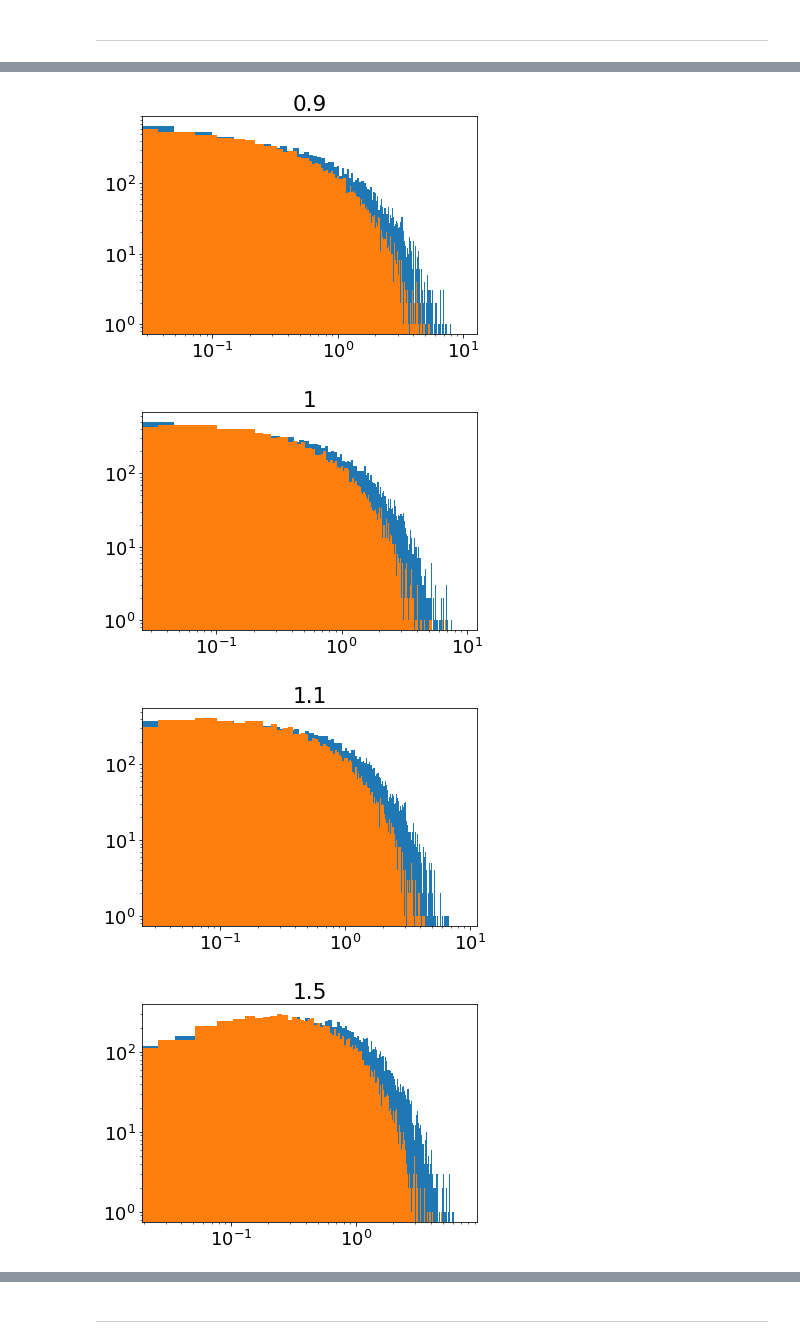
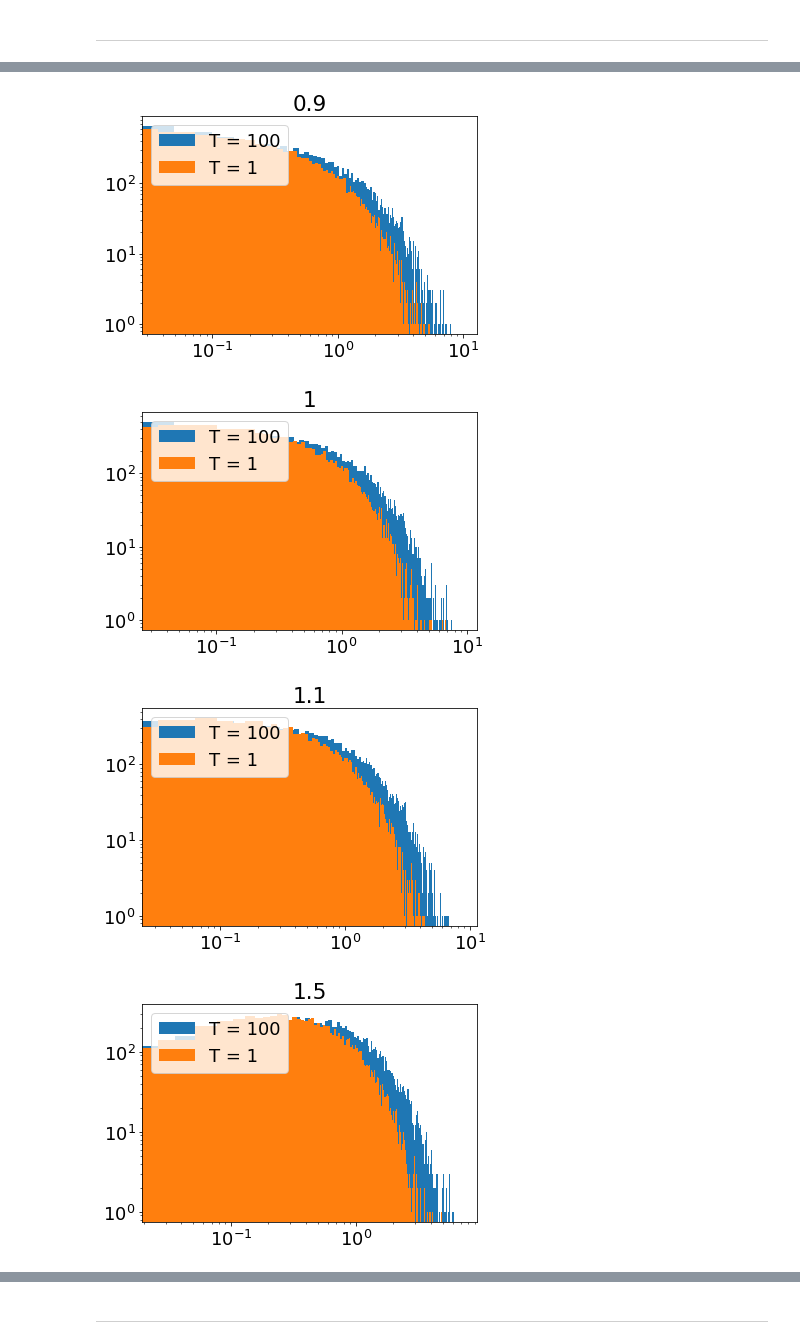
Before and after one commit to baskayj/Boundary-behavior-in-stochastic-differential-equations-used-in-Finance, a Jupyter notebook: Analyser.ipynb, the cells around one changed output, grey strips where cells are left out. Cells and saved outputs as stored; diff of their text form; code cells hidden in the pictures.

```diff
--- a/Analyser.ipynb
+++ b/Analyser.ipynb
@@ -116,8 +116,9 @@ plt.show()
 for i in range(len(var[0])):
   plt.figure()
   plt.title(f"{var[0][i]}")
-  n, bins, patches = plt.hist(X[i,:,99], bins = 200)
-  n, bins, patches = plt.hist(X[i,:,0], bins = 200)
+  n, bins, patches = plt.hist(X[i,:,99], bins = 200, label = "T = 100")
+  n, bins, patches = plt.hist(X[i,:,0], bins = 200, label = "T = 1")
+  plt.legend()
   plt.yscale("log")
   plt.xscale("log")
 # %% [output]
@@ -128,4 +129,4 @@ for i in range(len(var[0])):
-[figure, old version]
+[figure, new version]
-[figure, old version]
+[figure, new version]
-[figure, old version]
+[figure, new version]
-[figure, old version]
+[figure, new version]
```
Also changed, not shown: parts of 1 cell of this notebook.
